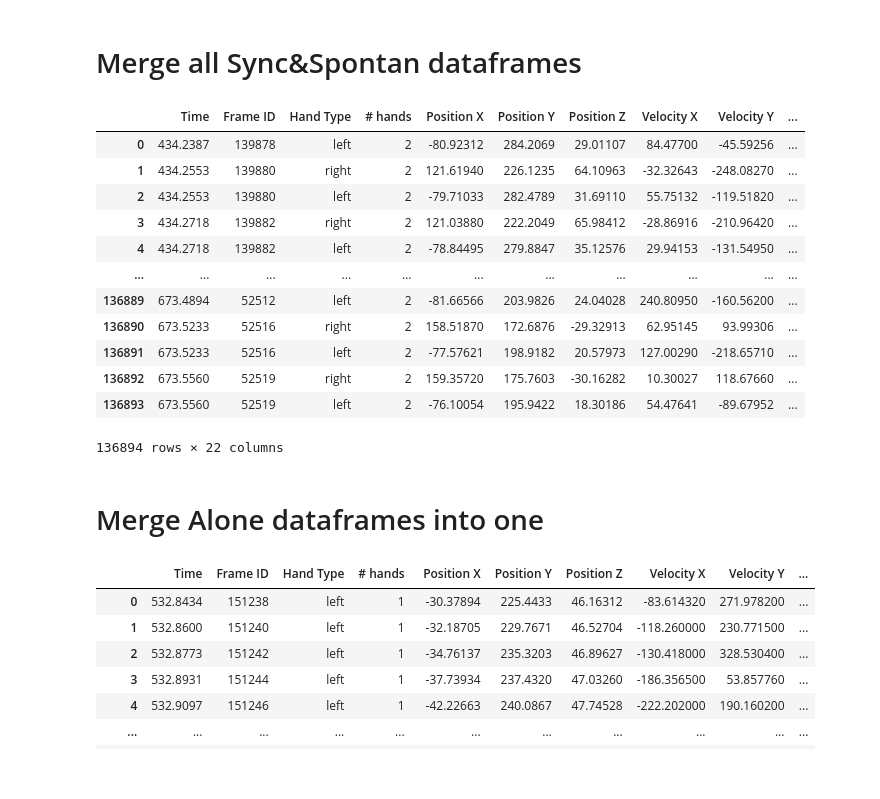
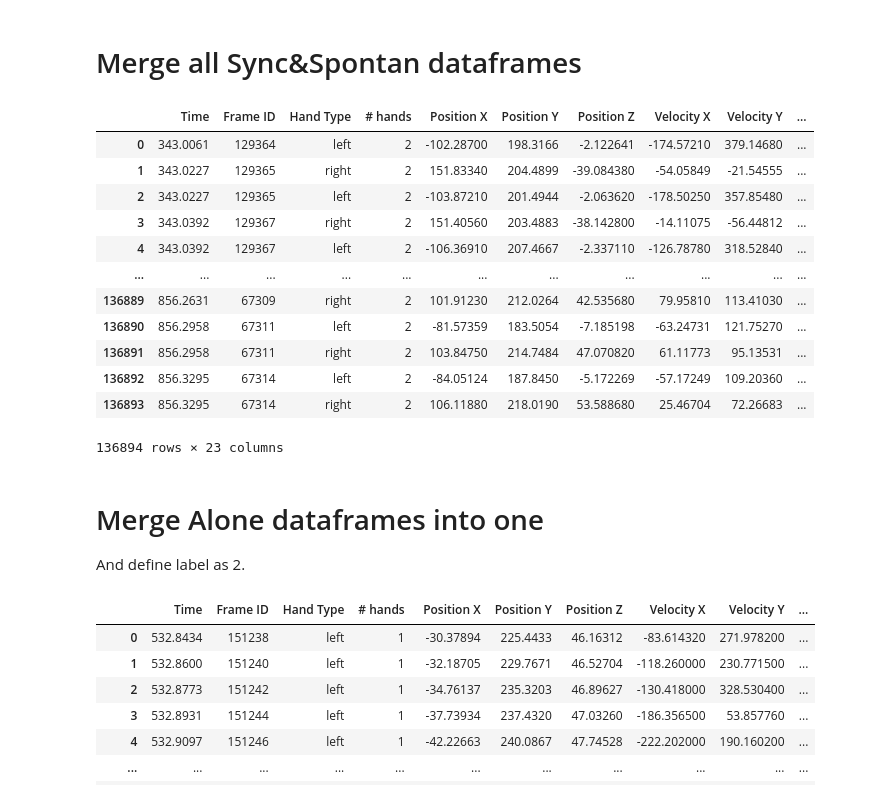
Before and after one commit to yuvalTrip/Final-Project-First-Year-Semester-B, a Jupyter notebook: Pandas- Classification work-Hands Positions.ipynb, the cells around one changed output. Saved outputs shown, nothing was run; the diff lists cells and outputs as text; code cells hidden in the pictures.

Commit message:
Dataframe preparing in progress
final df has been created.
Labels have been added.
Consolidation of two records left&right in progress.

```diff
--- a/Pandas- Classification work-Hands Positions.ipynb
+++ b/Pandas- Classification work-Hands Positions.ipynb
@@ -169,0 +170,8 @@ HandRight=HandRight.iloc[422:]
+# %%
+framesSync = [Evyatar_sync, Nofar_sync,Oriya_sync,Orya_sync,Revital_sync,Shahar_sync,Shelly_sync,Yael_sync,Yoel_sync]
+dfSync= pd.concat(framesSync)
+dfSync=dfSync.reset_index()
+dfSync.drop(['index'],axis='columns', inplace=True)
+#I will define the whole column 'HandPosition_Label' as 0 (Sync position)
+dfSync['HandPosition_Label']=0
+dfSync
@@ -169,0 +195,8 @@ HandRight=HandRight.iloc[422:]
+# %%
+framesSpontan = [Evyatar_spontan,Nofar_spontan,Oriya_spontan,Orya_spontan,Revital_spontan,Shahar_spontan,Shelly_spontan,Yael_spontan,Yoel_spontan]
+dfSpontan= pd.concat(framesSpontan)
+dfSpontan=dfSpontan.reset_index()
+dfSpontan.drop(['index'],axis='columns', inplace=True)
+#I will define the whole column 'HandPosition_Label' as 0 (Sync position)
+dfSpontan['HandPosition_Label']=1
+dfSpontan
@@ -172,28 +219,29 @@ HandRight=HandRight.iloc[422:]
 # %%
 #Merge all Sync and Spontan dataframes into one, with concat method as we learned previous semester
 
-frames = [Evyatar_sync,Evyatar_spontan, Nofar_sync,Nofar_spontan,Oriya_sync,Oriya_spontan,Orya_sync,Orya_spontan,Revital_sync,Revital_spontan,Shahar_sync,Shahar_spontan,Shelly_sync,Shelly_spontan,Yael_sync,Yael_spontan,Yoel_sync,Yoel_spontan]
+frames = [dfSpontan,dfSync]
 
 dfSync_Spontan = pd.concat(frames)
 dfSync_Spontan=dfSync_Spontan.reset_index()
 dfSync_Spontan.drop(['index'],axis='columns', inplace=True)
 dfSync_Spontan
 # %% [output]
 |  | Time | Frame ID | Hand Type | # hands | Position X | Position Y | Position Z | Velocity X | Velocity Y | ... |
-| 0 | 434.2387 | 139878 | left | 2 | -80.92312 | 284.2069 | 29.01107 | 84.47700 | -45.59256 | ... |
-| 1 | 434.2553 | 139880 | right | 2 | 121.61940 | 226.1235 | 64.10963 | -32.32643 | -248.08270 | ... |
-| 2 | 434.2553 | 139880 | left | 2 | -79.71033 | 282.4789 | 31.69110 | 55.75132 | -119.51820 | ... |
-| 3 | 434.2718 | 139882 | right | 2 | 121.03880 | 222.2049 | 65.98412 | -28.86916 | -210.96420 | ... |
-| 4 | 434.2718 | 139882 | left | 2 | -78.84495 | 279.8847 | 35.12576 | 29.94153 | -131.54950 | ... |
+| 0 | 343.0061 | 129364 | left | 2 | -102.28700 | 198.3166 | -2.122641 | -174.57210 | 379.14680 | ... |
+| 1 | 343.0227 | 129365 | right | 2 | 151.83340 | 204.4899 | -39.084380 | -54.05849 | -21.54555 | ... |
+| 2 | 343.0227 | 129365 | left | 2 | -103.87210 | 201.4944 | -2.063620 | -178.50250 | 357.85480 | ... |
+| 3 | 343.0392 | 129367 | right | 2 | 151.40560 | 203.4883 | -38.142800 | -14.11075 | -56.44812 | ... |
+| 4 | 343.0392 | 129367 | left | 2 | -106.36910 | 207.4667 | -2.337110 | -126.78780 | 318.52840 | ... |
 | ... | ... | ... | ... | ... | ... | ... | ... | ... | ... | ... |
-| 136889 | 673.4894 | 52512 | left | 2 | -81.66566 | 203.9826 | 24.04028 | 240.80950 | -160.56200 | ... |
-| 136890 | 673.5233 | 52516 | right | 2 | 158.51870 | 172.6876 | -29.32913 | 62.95145 | 93.99306 | ... |
-| 136891 | 673.5233 | 52516 | left | 2 | -77.57621 | 198.9182 | 20.57973 | 127.00290 | -218.65710 | ... |
-| 136892 | 673.5560 | 52519 | right | 2 | 159.35720 | 175.7603 | -30.16282 | 10.30027 | 118.67660 | ... |
-| 136893 | 673.5560 | 52519 | left | 2 | -76.10054 | 195.9422 | 18.30186 | 54.47641 | -89.67952 | ... |
+| 136889 | 856.2631 | 67309 | right | 2 | 101.91230 | 212.0264 | 42.535680 | 79.95810 | 113.41030 | ... |
+| 136890 | 856.2958 | 67311 | left | 2 | -81.57359 | 183.5054 | -7.185198 | -63.24731 | 121.75270 | ... |
+| 136891 | 856.2958 | 67311 | right | 2 | 103.84750 | 214.7484 | 47.070820 | 61.11773 | 95.13531 | ... |
+| 136892 | 856.3295 | 67314 | left | 2 | -84.05124 | 187.8450 | -5.172269 | -57.17249 | 109.20360 | ... |
+| 136893 | 856.3295 | 67314 | right | 2 | 106.11880 | 218.0190 | 53.588680 | 25.46704 | 72.26683 | ... |
-136894 rows × 22 columns
+136894 rows × 23 columns
 # %% [markdown]
 # Merge Alone dataframes into one
+And define label as 2.
 # %%
 #Merge all Alone dataframes into one, with concat method as we learned previous semester
 
```
Also changed, not shown: parts of 80 cells of this notebook.
